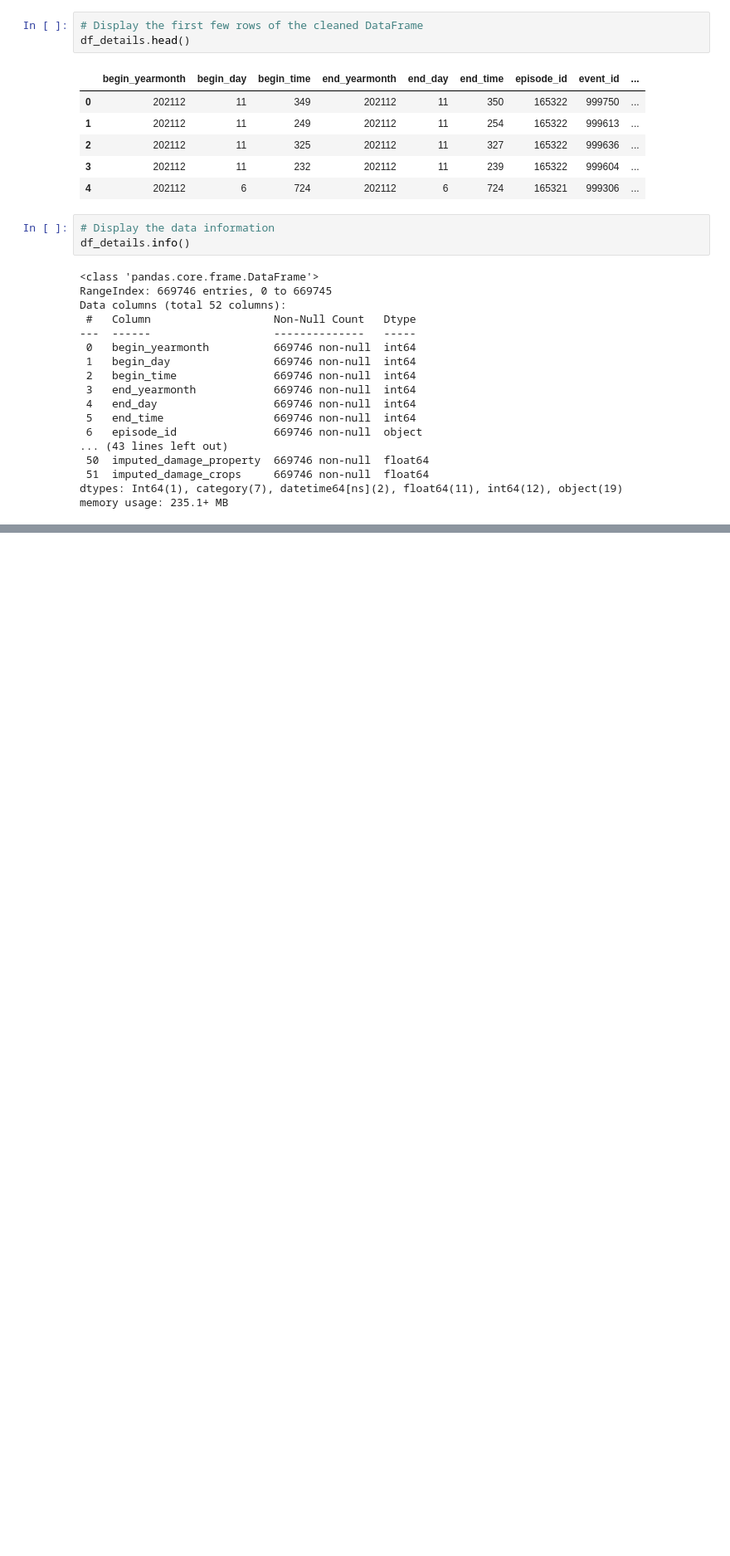
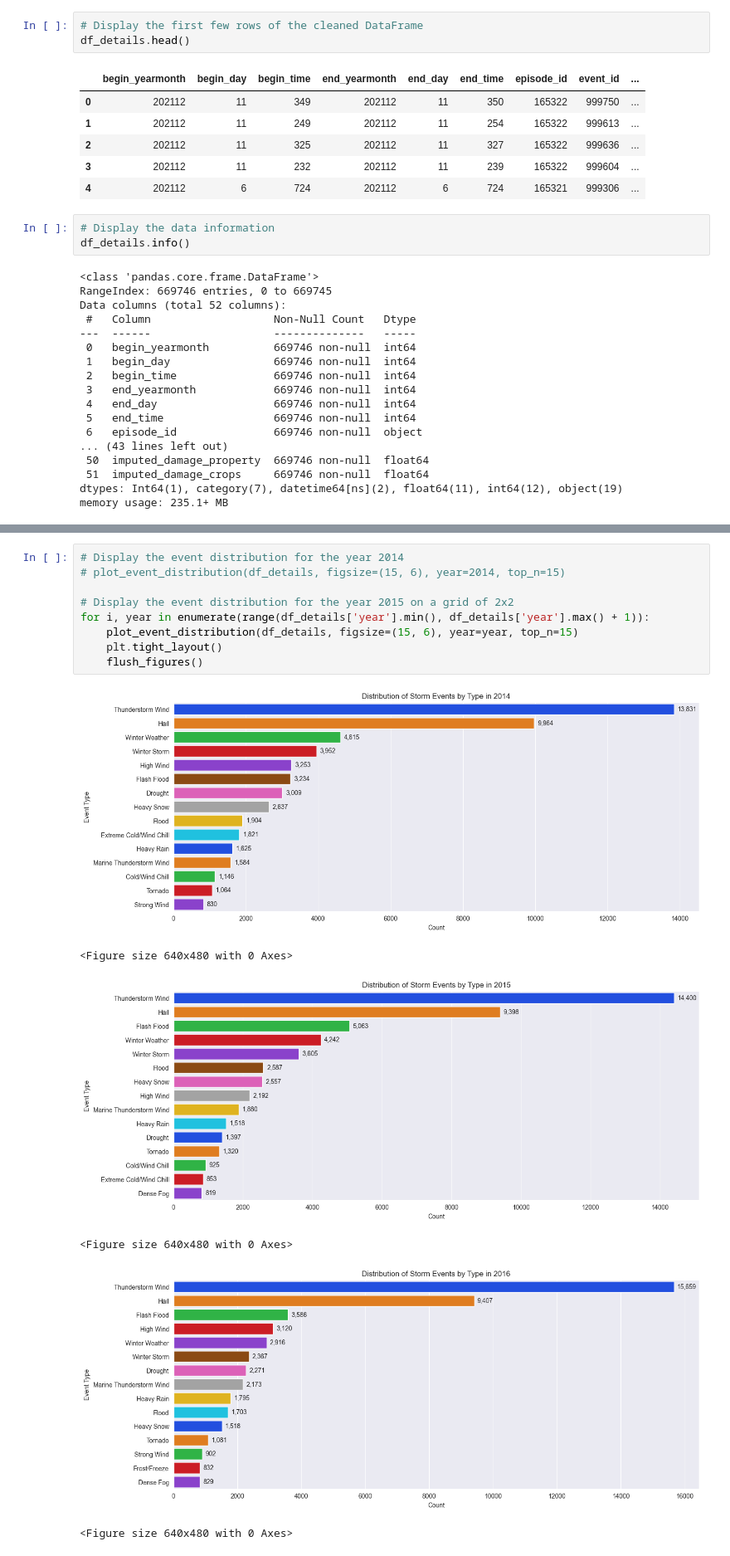
Before and after one commit to quiinthieu/us-storm-events, a Jupyter notebook: sample_part_1.ipynb, the cells around one changed output, grey strips where cells are left out. Shown at 83% size. Drawn from its saved outputs; the diff is of its cells as text; blank space fills up the shorter version.

```diff
--- a/sample_part_1.ipynb
+++ b/sample_part_1.ipynb
@@ -637,0 +737,16 @@ df_details.describe()
+# %%
+# Display the event distribution for the year 2014
+# plot_event_distribution(df_details, figsize=(15, 6), year=2014, top_n=15)
+
+# Display the event distribution for the year 2015 on a grid of 2x2
+for i, year in enumerate(range(df_details['year'].min(), df_details['year'].max() + 1)):
+    plot_event_distribution(df_details, figsize=(15, 6), year=year, top_n=15)
+    plt.tight_layout()
+    flush_figures()
+# %% [output]
+[figure, added]
+<Figure size 640x480 with 0 Axes>
+[figure, added]
+<Figure size 640x480 with 0 Axes>
+[figure, added]
+<Figure size 640x480 with 0 Axes>
```
Also changed, not shown: parts of 11 cells of this notebook, 2 other files.
